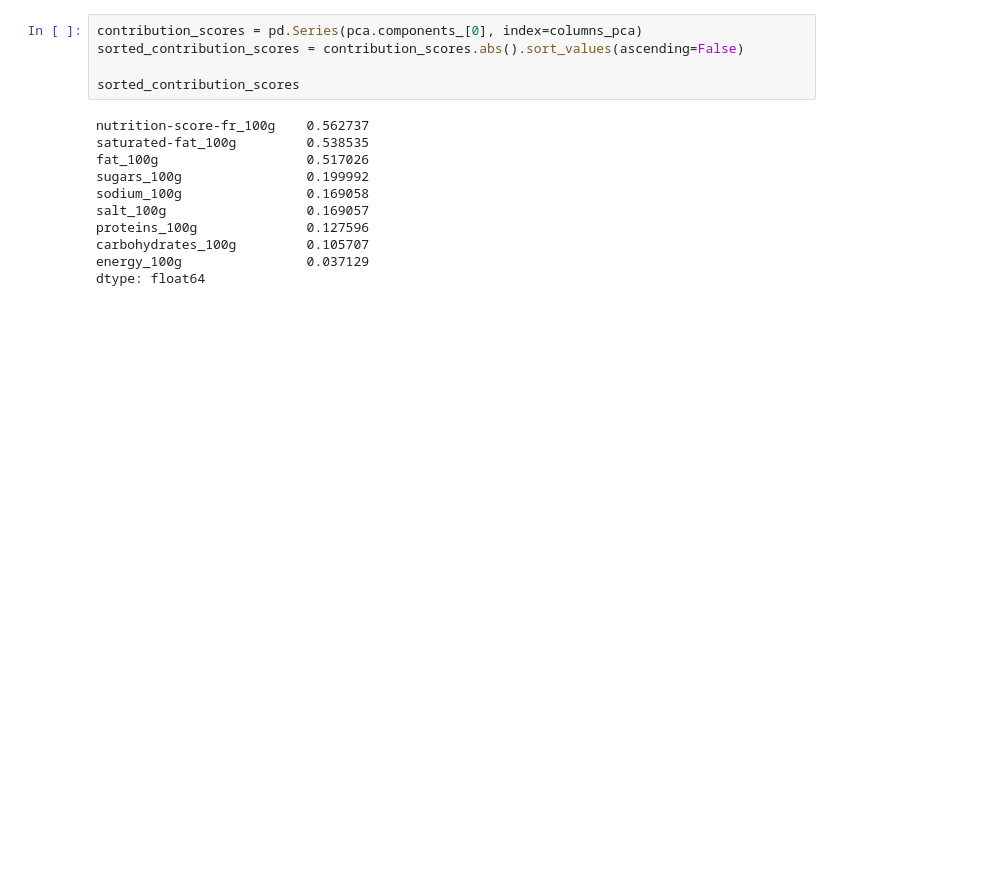
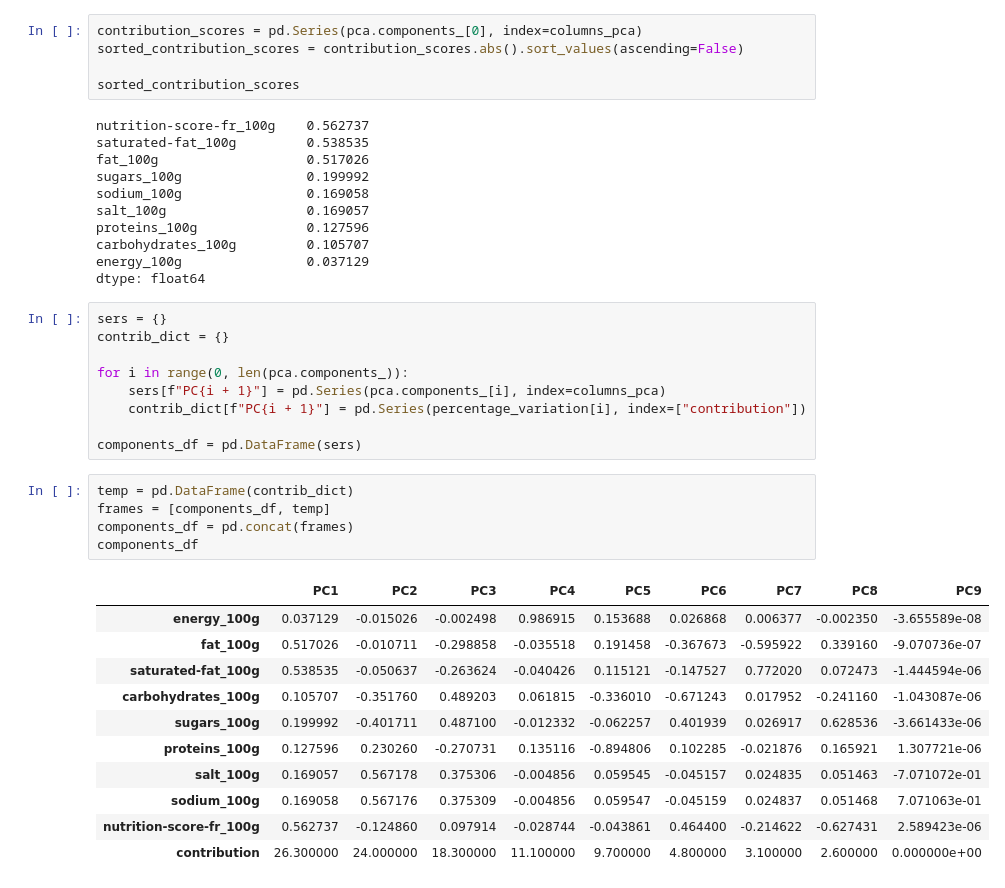
Before and after one commit to Psemp/ds_project_3, a Jupyter notebook: exploratory_analysis.ipynb, the cells around one changed output. Saved outputs shown, nothing was run; the diff lists cells and outputs as text; blank space fills up the shorter version.

```diff
--- a/exploratory_analysis.ipynb
+++ b/exploratory_analysis.ipynb
@@ -601,3 +603,29 @@ proteins_100g              0.127596
 carbohydrates_100g         0.105707
 energy_100g                0.037129
 dtype: float64
+# %%
+sers = {}
+contrib_dict = {}
+
+for i in range(0, len(pca.components_)):
+    sers[f"PC{i + 1}"] = pd.Series(pca.components_[i], index=columns_pca)
+    contrib_dict[f"PC{i + 1}"] = pd.Series(percentage_variation[i], index=["contribution"])
+
+components_df = pd.DataFrame(sers)
+# %%
+temp = pd.DataFrame(contrib_dict)
+frames = [components_df, temp]
+components_df = pd.concat(frames)
+components_df
+# %% [output]
+|  | PC1 | PC2 | PC3 | PC4 | PC5 | PC6 | PC7 | PC8 | PC9 |
+| energy_100g | 0.037129 | -0.015026 | -0.002498 | 0.986915 | 0.153688 | 0.026868 | 0.006377 | -0.002350 | -3.655589e-08 |
+| fat_100g | 0.517026 | -0.010711 | -0.298858 | -0.035518 | 0.191458 | -0.367673 | -0.595922 | 0.339160 | -9.070736e-07 |
+| saturated-fat_100g | 0.538535 | -0.050637 | -0.263624 | -0.040426 | 0.115121 | -0.147527 | 0.772020 | 0.072473 | -1.444594e-06 |
+| carbohydrates_100g | 0.105707 | -0.351760 | 0.489203 | 0.061815 | -0.336010 | -0.671243 | 0.017952 | -0.241160 | -1.043087e-06 |
+| sugars_100g | 0.199992 | -0.401711 | 0.487100 | -0.012332 | -0.062257 | 0.401939 | 0.026917 | 0.628536 | -3.661433e-06 |
+| proteins_100g | 0.127596 | 0.230260 | -0.270731 | 0.135116 | -0.894806 | 0.102285 | -0.021876 | 0.165921 | 1.307721e-06 |
+| salt_100g | 0.169057 | 0.567178 | 0.375306 | -0.004856 | 0.059545 | -0.045157 | 0.024835 | 0.051463 | -7.071072e-01 |
+| sodium_100g | 0.169058 | 0.567176 | 0.375309 | -0.004856 | 0.059547 | -0.045159 | 0.024837 | 0.051468 | 7.071063e-01 |
+| nutrition-score-fr_100g | 0.562737 | -0.124860 | 0.097914 | -0.028744 | -0.043861 | 0.464400 | -0.214622 | -0.627431 | 2.589423e-06 |
+| contribution | 26.300000 | 24.000000 | 18.300000 | 11.100000 | 9.700000 | 4.800000 | 3.100000 | 2.600000 | 0.000000e+00 |
```
Also changed, not shown: parts of 8 cells of this notebook, 2 other files.
